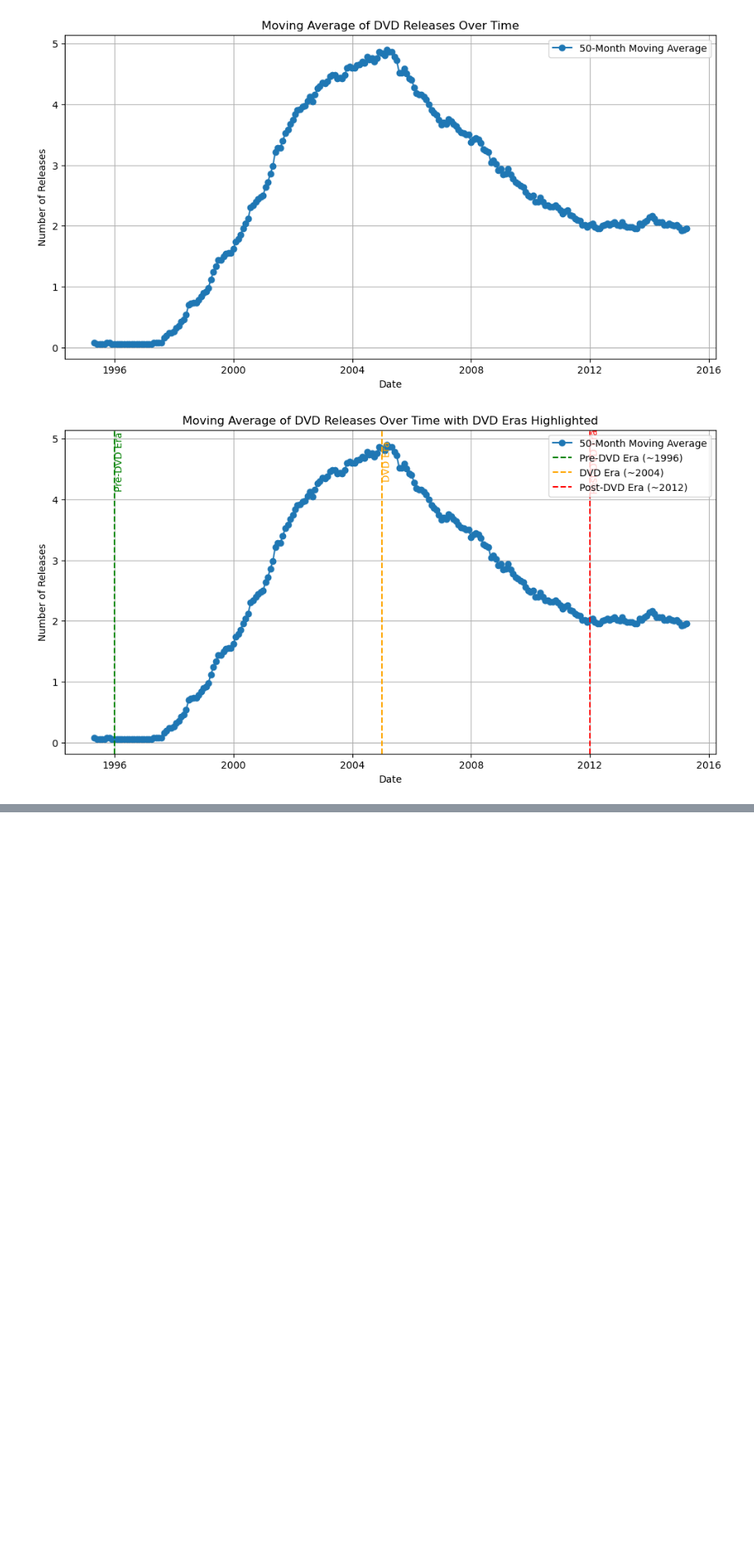
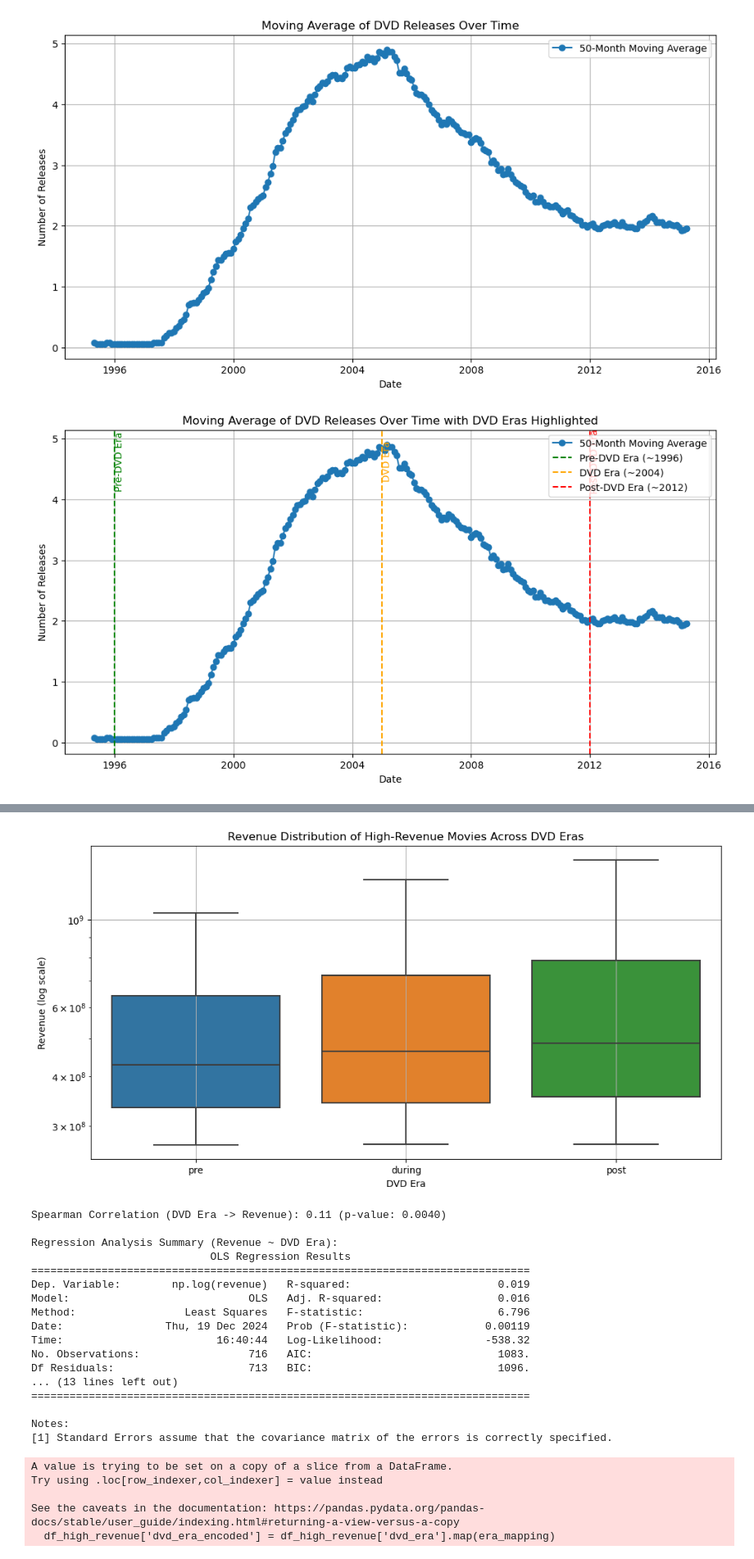
Before and after one commit to epfl-ada/ada-2024-project-databand, a Jupyter notebook: data_overview_YR.ipynb, the cells around one changed output, grey strips where cells are left out. Shown at 82% size. Saved outputs shown, nothing was run; the diff lists cells and outputs as text; code cells hidden in the pictures; blank space fills up the shorter version.

```diff
--- a/data_overview_YR.ipynb
+++ b/data_overview_YR.ipynb
@@ -233,0 +480,9 @@ Name: revenue, dtype: float64
+# %%
+# Define a threshold for high revenue (e.g., top 10% of revenue)
+threshold = df_combined_filtered['revenue'].quantile(0.90)
+
+# Create a new column for high-revenue movies
+df_combined_filtered['high_revenue'] = df_combined_filtered['revenue'] > threshold
+
+# Check the updated DataFrame
+print(df_combined_filtered[['title', 'revenue', 'high_revenue']].head())
@@ -233,0 +501,57 @@ Name: revenue, dtype: float64
+# %%
+import seaborn as sns
+import matplotlib.pyplot as plt
+import statsmodels.api as sm
+from statsmodels.formula.api import ols
+from scipy.stats import spearmanr
+
+# Filter high-revenue movies
+df_high_revenue = df_combined_filtered[df_combined_filtered['high_revenue']]
+
+# 1. Revenue Distribution Across DVD Eras
+plt.figure(figsize=(12, 6))
+sns.boxplot(data=df_high_revenue, x='dvd_era', y='revenue', showfliers=False)
+plt.title('Revenue Distribution of High-Revenue Movies Across DVD Eras')
+plt.yscale('log')
+plt.xlabel('DVD Era')
+plt.ylabel('Revenue (log scale)')
+plt.grid(True)
+plt.show()
+
+# 2. Correlation Analysis
+# Encode 'dvd_era' as numerical values for correlation
+era_mapping = {'pre': 0, 'during': 1, 'post': 2}
+df_high_revenue['dvd_era_encoded'] = df_high_revenue['dvd_era'].map(era_mapping)
+
+spearman_corr, p_spearman = spearmanr(df_high_revenue['dvd_era_encoded'], df_high_revenue['revenue'])
+print(f"Spearman Correlation (DVD Era -> Revenue): {spearman_corr:.2f} (p-value: {p_spearman:.4f})")
+
+# 3. Regression Analysis
+# Perform regression to assess the influence of DVD era on revenue
+model = ols('np.log(revenue) ~ C(dvd_era)', data=df_high_revenue).fit()
+print("\nRegression Analysis Summary (Revenue ~ DVD Era):")
+print(model.summary())
+# %% [output]
+[figure, added]
+Spearman Correlation (DVD Era -> Revenue): 0.11 (p-value: 0.0040)
+
+Regression Analysis Summary (Revenue ~ DVD Era):
+                            OLS Regression Results
+==============================================================================
+Dep. Variable:        np.log(revenue)   R-squared:                       0.019
+Model:                            OLS   Adj. R-squared:                  0.016
+Method:                 Least Squares   F-statistic:                     6.796
+Date:                Thu, 19 Dec 2024   Prob (F-statistic):            0.00119
+Time:                        16:40:44   Log-Likelihood:                -538.32
+No. Observations:                 716   AIC:                             1083.
+Df Residuals:                     713   BIC:                             1096.
+... (13 lines left out)
+==============================================================================
+
+Notes:
+[1] Standard Errors assume that the covariance matrix of the errors is correctly specified.
+A value is trying to be set on a copy of a slice from a DataFrame.
+Try using .loc[row_indexer,col_indexer] = value instead
+
+See the caveats in the documentation: https://pandas.pydata.org/pandas-docs/stable/user_guide/indexing.html#returning-a-view-versus-a-copy
+  df_high_revenue['dvd_era_encoded'] = df_high_revenue['dvd_era'].map(era_mapping)
```
Also changed, not shown: parts of 12 cells of this notebook, 1 other file.
